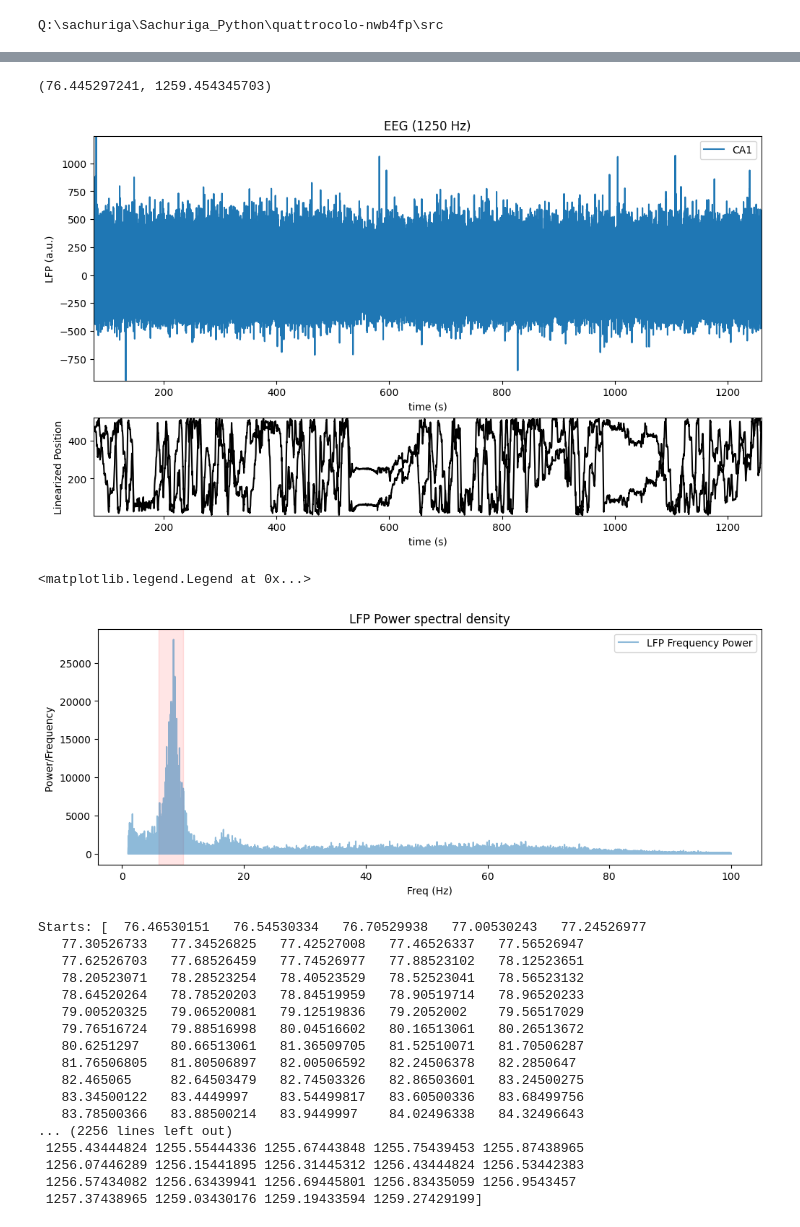
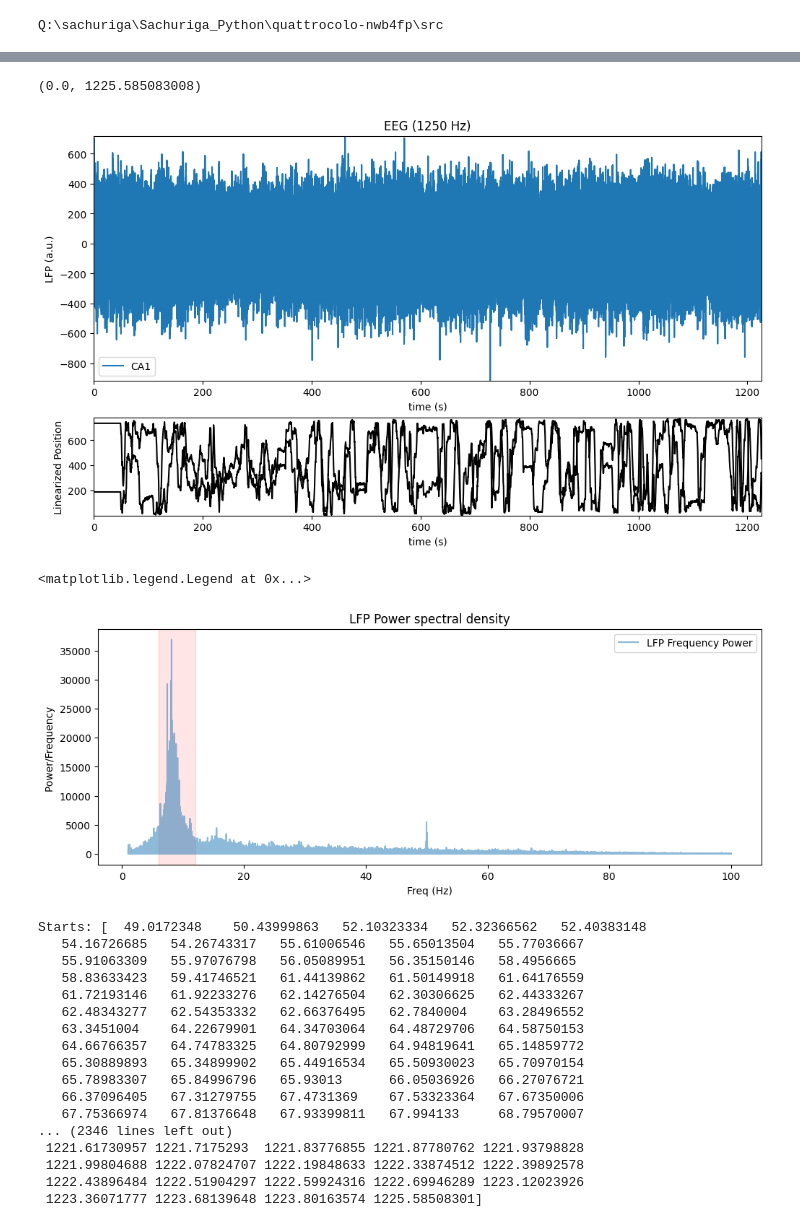
Before and after one commit to Sachuriga/quattrocolo-nwb4fp, a Jupyter notebook: src/nwb4fp/analyses/examples/LFP.ipynb, the cells around one changed output, grey strips where cells are left out. Cells and saved outputs as stored; diff of their text form; code cells hidden in the pictures.

```diff
--- a/src/nwb4fp/analyses/examples/LFP.ipynb
+++ b/src/nwb4fp/analyses/examples/LFP.ipynb
@@ -36,7 +37,7 @@ import pandas as pd
 pd.set_option('display.max_rows', None)
 np.set_printoptions(threshold=np.inf)
 ## unit11: unit_num = 8, ch = 13
-filepath = r"S:\Sachuriga/nwb/63383_2024-07-10_15-37-51_A_phy_k_manual.nwb"
+filepath = r"S:\Sachuriga\nwb\test4neo/65165_2023-07-10_15-08-59_A_phy_k_manual.nwb"
 npdata = nap.load_file(filepath)
 npdata
 
@@ -51,7 +52,7 @@ raw_pos,combined_array, mask,speeds,smoothed_speed,filtered_speed = pos2speed(po
                             min_speed = 0.05)
 
 ## filter spikes with speed
-unit_num=4
+unit_num=2
 raw_pos=combined_array
 # ## filter spikes with speed
 # spk = speed_filtered_spikes(spikes_time,
@@ -62,13 +63,15 @@ spikes_time = load_units_fromNWB(npdata['units'], unit_num = unit_num)
 spk = speed_filtered_spikes(spikes_time,
                             raw_pos[:,0])
 time_stemp = pos_cord[:,0]
-plot_ratemap(raw_pos[:,1], # x
+fig = plt.figure()
+ax = fig.add_subplot(111)
+plot_ratemap_ax(raw_pos[:,1], # x
             raw_pos[:,2], # y
             raw_pos[:,0], # times
             spikes_time ,
             box_size=[1.0, 1.0],
             bin_size=0.05,
-            smoothing=0.1)
+            smoothing=0.1,ax=ax,plot=True)
 
 x_input = npdata['units']['x'][unit_num]
 y_input = npdata['units']['y'][unit_num]
@@ -106,4 +82,0 @@ Full DataFrame:
-# %%
-filepath = r"S:\Sachuriga/nwb/63383_2024-07-10_15-37-51_A_phy_k_manual.nwb"
-npdata = nap.load_file(filepath)
-print(npdata)
@@ -137,8 +84,11 @@ shape: (1, 2), time unit: sec.
 forward_ep = npdata["XY_mid_brain"]
 RUN_interval = nap.IntervalSet(forward_ep.start, forward_ep.end)
 eeg = npdata['lfp_raw']
-FS = 1250
+lfp_times = npdata['lfp_times']
+FS = 1000
 wake_ep = npdata["XY_mid_brain"].time_support
 
-eeg_example = eeg.restrict(RUN_interval)[:, ch_num[0]]
+ch_num = unit_location_ch(x=x_input,y=y_input)
+eeg_time = lfp_times.restrict(RUN_interval)
+eeg_example = eeg.restrict(RUN_interval)[:, ch_num]
 pos_example = npdata["XY_mid_brain"].restrict(RUN_interval)
@@ -151,23 +164,25 @@ shape: (1, 2), time unit: sec.
 # %%
+eeg_example =nap.Tsd(t=t, d=bandpassed_data)
 fig = plt.figure(constrained_layout=True, figsize=(10, 6))
 axd = fig.subplot_mosaic(
     [["ephys"], ["pos"]],
     height_ratios=[1, 0.4],
 )
+
 axd["ephys"].plot(eeg_example, label="CA1")
 axd["ephys"].set_title("EEG (1250 Hz)")
 axd["ephys"].set_ylabel("LFP (a.u.)")
 axd["ephys"].set_xlabel("time (s)")
 axd["ephys"].margins(0)
 axd["ephys"].legend()
 axd["pos"].plot(pos_example, color="black")
 axd["pos"].margins(0)
 axd["pos"].set_xlabel("time (s)")
 axd["pos"].set_ylabel("Linearized Position")
 axd["pos"].set_xlim(RUN_interval[0, 0], RUN_interval[0, 1])
 # %% [output]
-(76.445297241, 1259.454345703)
+(0.0, 1225.585083008)
-[figure, old version]
+[figure, new version]
 # %%
 power = nap.compute_power_spectral_density(eeg_example, fs=1000, ep=wake_ep)
 # %%
@@ -177,15 +192,16 @@ ax.plot(
     alpha=0.5,
     label="LFP Frequency Power",
 )
-ax.axvspan(6, 10, color="red", alpha=0.1)
+ax.axvspan(6, 12, color="red", alpha=0.1)
 ax.set_xlabel("Freq (Hz)")
 ax.set_ylabel("Power/Frequency ")
 ax.set_title("LFP Power spectral density")
 ax.legend()
 # %% [output]
 <matplotlib.legend.Legend at 0x...>
-[figure, old version]
+[figure, new version]
 # %%
+pos_cord = load_speed_fromNWB(npdata['XY_mid_brain'])
 raw_pos,combined_array, mask,speeds,smoothed_speed,filtered_speed = pos2speed(pos_cord[:,0], # times
                             pos_cord[:,1], # x
                             pos_cord[:,2], # y
@@ -193,27 +209,27 @@ raw_pos,combined_array, mask,speeds,smoothed_speed,filtered_speed = pos2speed(po
                             min_speed = 0.05)
 
 
-starts,stops = find_run_indices(smoothed_speed, threshold=0.05)
+starts,stops = find_run_indices(smoothed_speed, threshold=0.02)
 print("Starts:", time_stemp[starts])  # Output: Starts: [1, 6]
 print("Stops:", time_stemp[stops])   # Output: Stops: [3, 7]
 # %% [output]
-Starts: [  76.46530151   76.54530334   76.70529938   77.00530243   77.24526977
-   77.30526733   77.34526825   77.42527008   77.46526337   77.56526947
-   77.62526703   77.68526459   77.74526977   77.88523102   78.12523651
-   78.20523071   78.28523254   78.40523529   78.52523041   78.56523132
-   78.64520264   78.78520203   78.84519959   78.90519714   78.96520233
-   79.00520325   79.06520081   79.12519836   79.2052002    79.56517029
-   79.76516724   79.88516998   80.04516602   80.16513061   80.26513672
-   80.6251297    80.66513061   81.36509705   81.52510071   81.70506287
-   81.76506805   81.80506897   82.00506592   82.24506378   82.2850647
-   82.465065     82.64503479   82.74503326   82.86503601   83.24500275
-   83.34500122   83.4449997    83.54499817   83.60500336   83.68499756
-   83.78500366   83.88500214   83.9449997    84.02496338   84.32496643
-... (2256 lines left out)
- 1255.43444824 1255.55444336 1255.67443848 1255.75439453 1255.87438965
- 1256.07446289 1256.15441895 1256.31445312 1256.43444824 1256.53442383
- 1256.57434082 1256.63439941 1256.69445801 1256.83435059 1256.9543457
- 1257.37438965 1259.03430176 1259.19433594 1259.27429199]
+Starts: [  49.0172348    50.43999863   52.10323334   52.32366562   52.40383148
+   54.16726685   54.26743317   55.61006546   55.65013504   55.77036667
+   55.91063309   55.97076798   56.05089951   56.35150146   58.4956665
+   58.83633423   59.41746521   61.44139862   61.50149918   61.64176559
+   61.72193146   61.92233276   62.14276504   62.30306625   62.44333267
+   62.48343277   62.54353332   62.66376495   62.7840004    63.28496552
+   63.3451004    64.22679901   64.34703064   64.48729706   64.58750153
+   64.66766357   64.74783325   64.80792999   64.94819641   65.14859772
+   65.30889893   65.34899902   65.44916534   65.50930023   65.70970154
+   65.78983307   65.84996796   65.93013      66.05036926   66.27076721
+   66.37096405   67.31279755   67.4731369    67.53323364   67.67350006
+   67.75366974   67.81376648   67.93399811   67.994133     68.79570007
+... (2346 lines left out)
+ 1221.61730957 1221.7175293  1221.83776855 1221.87780762 1221.93798828
+ 1221.99804688 1222.07824707 1222.19848633 1222.33874512 1222.39892578
+ 1222.43896484 1222.51904297 1222.59924316 1222.69946289 1223.12023926
+ 1223.36071777 1223.68139648 1223.80163574 1225.58508301]
 # %%
 raw_pos,combined_array, mask,speeds,smoothed_speed,filtered_speed = pos2speed(pos_cord[:,0], # times
                             pos_cord[:,1], # x
```
Also changed, not shown: parts of 20 cells of this notebook, 16 other files.
